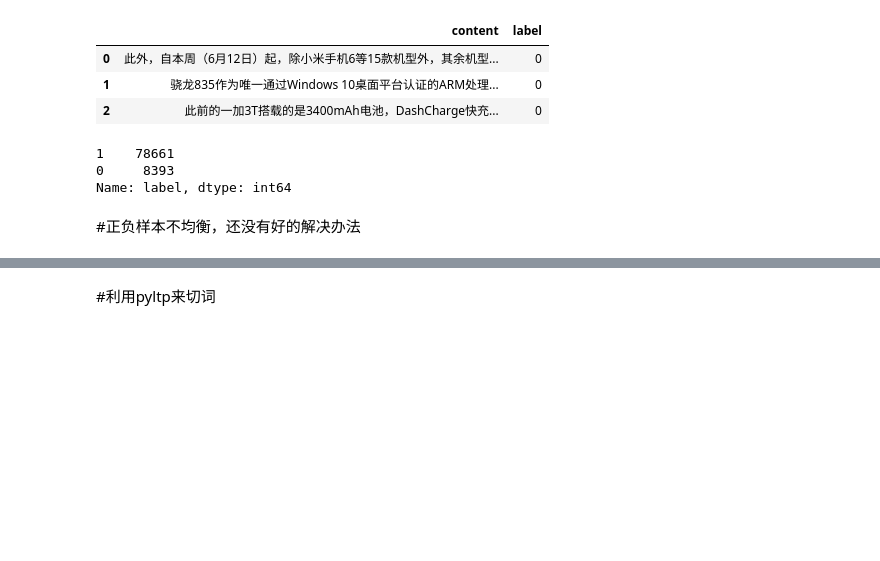
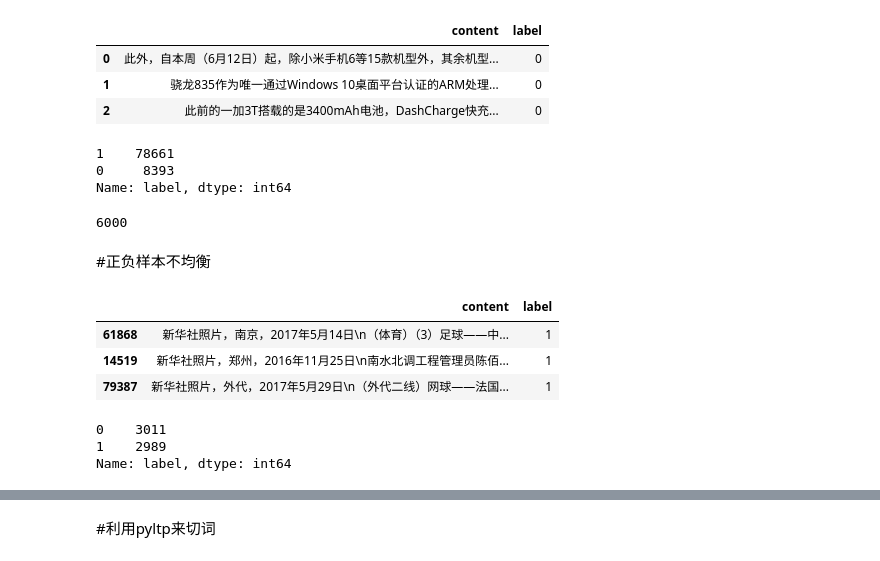
Before and after one commit to XJQgithub/NLP, a Jupyter notebook: 第7、8周作业/Assignment-07 First Step of using machine learning and models..ipynb, the cells around one changed output, grey strips where cells are left out. Saved outputs shown, nothing was run; the diff lists cells and outputs as text; code cells hidden in the pictures; blank space fills up the shorter version.

```diff
--- a/第7周作业/Assignment-07 First Step of using machine learning and models..ipynb
+++ b/第7、8周作业/Assignment-07 First Step of using machine learning and models..ipynb
@@ -108,5 +106,19 @@ print(Survived_freq)
 1    78661
 0     8393
 Name: label, dtype: int64
+# %%
+content_1['source'] = content_1['source'].fillna('')
+data_pos = content_1[content_1['source'].str.contains('新华')]
+data_neg = content_1[content_1['source'].str.contains('新华') == 0]
+
+#n = 5000
+N_sample = 6000
+data_neg = data_neg.sample(n = (int)(N_sample/2))
+data_pos = data_pos.sample(n = (int)(N_sample/2))
+
+data_sampled = data_pos.append(data_neg)
+print(len(data_sampled))
+# %% [output]
+6000
 # %% [markdown]
-#正负样本不均衡，还没有好的解决办法
+#正负样本不均衡
@@ -113,3 +130,17 @@ Name: label, dtype: int64
+# %%
+new[:3]
+# %% [output]
+|  | content | label |
+| 61868 | 新华社照片，南京，2017年5月14日\n（体育）（3）足球——中... | 1 |
+| 14519 | 新华社照片，郑州，2016年11月25日\n南水北调工程管理员陈佰... | 1 |
+| 79387 | 新华社照片，外代，2017年5月29日\n（外代二线）网球——法国... | 1 |
+# %%
+Survived_freq = new.label.value_counts()
+print(Survived_freq)
+# %% [output]
+0    3011
+1    2989
+Name: label, dtype: int64
 # %%
 table = new.content.to_list()
 # %%
```
Also changed, not shown: parts of 41 cells of this notebook.
